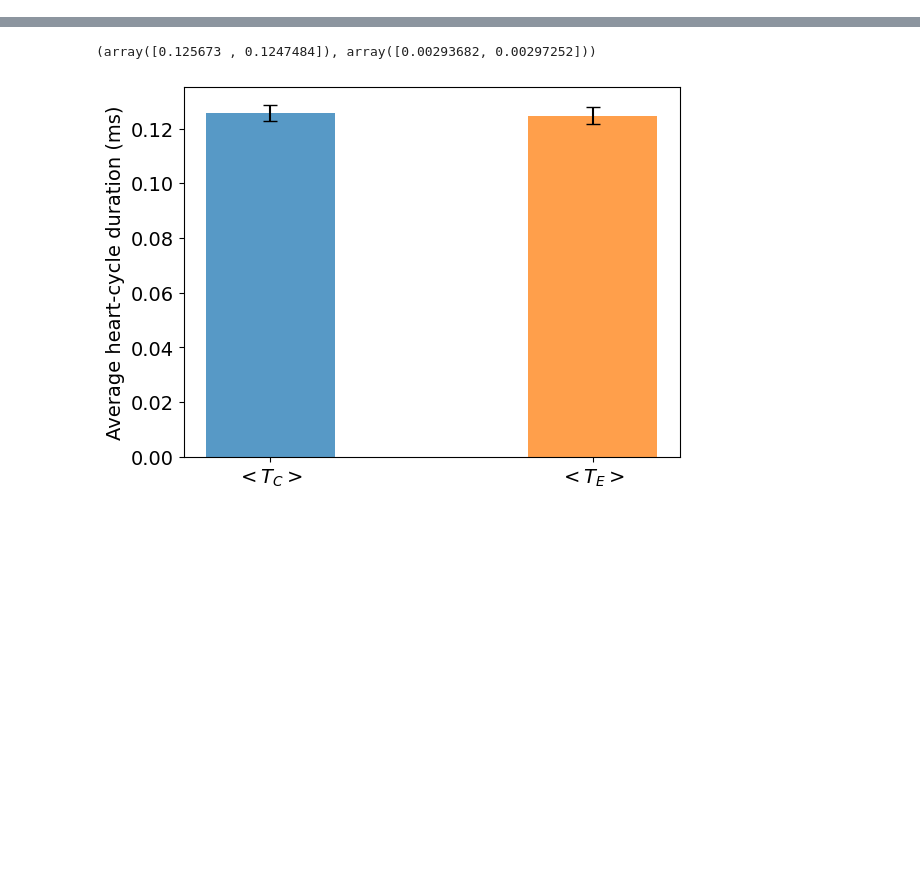
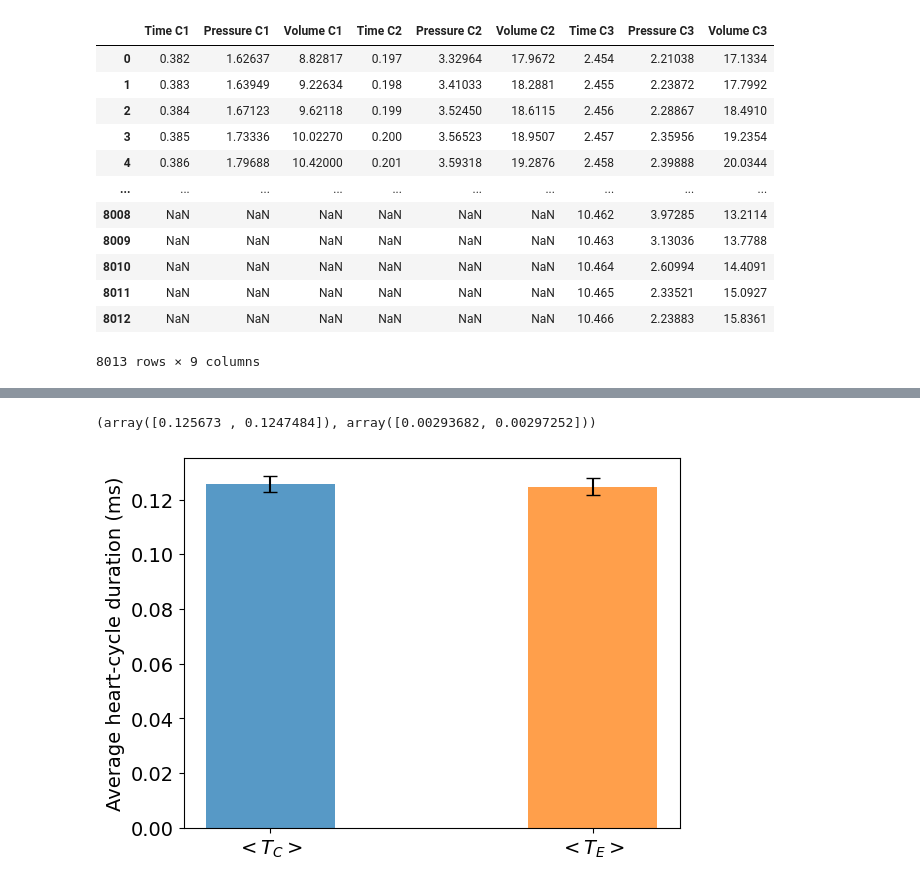
Before and after one commit to moises-santillan/HeartVariability, a Jupyter notebook: Code/HeartVariability.ipynb, the cells around one changed output, grey strips where cells are left out. Saved outputs shown, nothing was run; the diff lists cells and outputs as text; code cells hidden in the pictures; blank space fills up the shorter version.

```diff
--- a/Code/HeartVariability.ipynb
+++ b/Code/HeartVariability.ipynb
@@ -4,3 +4,20 @@ import pandas as pd
 import matplotlib.pyplot as plt
 plt.rcParams.update({'font.size': 14})
 from scipy import stats
+# %%
+df = pd.read_csv ("control_group.csv")
+df
+# %% [output]
+|  | Time C1 | Pressure C1 | Volume C1 | Time C2 | Pressure C2 | Volume C2 | Time C3 | Pressure C3 | Volume C3 |
+| 0 | 0.382 | 1.62637 | 8.82817 | 0.197 | 3.32964 | 17.9672 | 2.454 | 2.21038 | 17.1334 |
+| 1 | 0.383 | 1.63949 | 9.22634 | 0.198 | 3.41033 | 18.2881 | 2.455 | 2.23872 | 17.7992 |
+| 2 | 0.384 | 1.67123 | 9.62118 | 0.199 | 3.52450 | 18.6115 | 2.456 | 2.28867 | 18.4910 |
+| 3 | 0.385 | 1.73336 | 10.02270 | 0.200 | 3.56523 | 18.9507 | 2.457 | 2.35956 | 19.2354 |
+| 4 | 0.386 | 1.79688 | 10.42000 | 0.201 | 3.59318 | 19.2876 | 2.458 | 2.39888 | 20.0344 |
+| ... | ... | ... | ... | ... | ... | ... | ... | ... | ... |
+| 8008 | NaN | NaN | NaN | NaN | NaN | NaN | 10.462 | 3.97285 | 13.2114 |
+| 8009 | NaN | NaN | NaN | NaN | NaN | NaN | 10.463 | 3.13036 | 13.7788 |
+| 8010 | NaN | NaN | NaN | NaN | NaN | NaN | 10.464 | 2.60994 | 14.4091 |
+| 8011 | NaN | NaN | NaN | NaN | NaN | NaN | 10.465 | 2.33521 | 15.0927 |
+| 8012 | NaN | NaN | NaN | NaN | NaN | NaN | 10.466 | 2.23883 | 15.8361 |
+8013 rows × 9 columns
```
Also changed, not shown: parts of 5 cells of this notebook, 8 other files.
